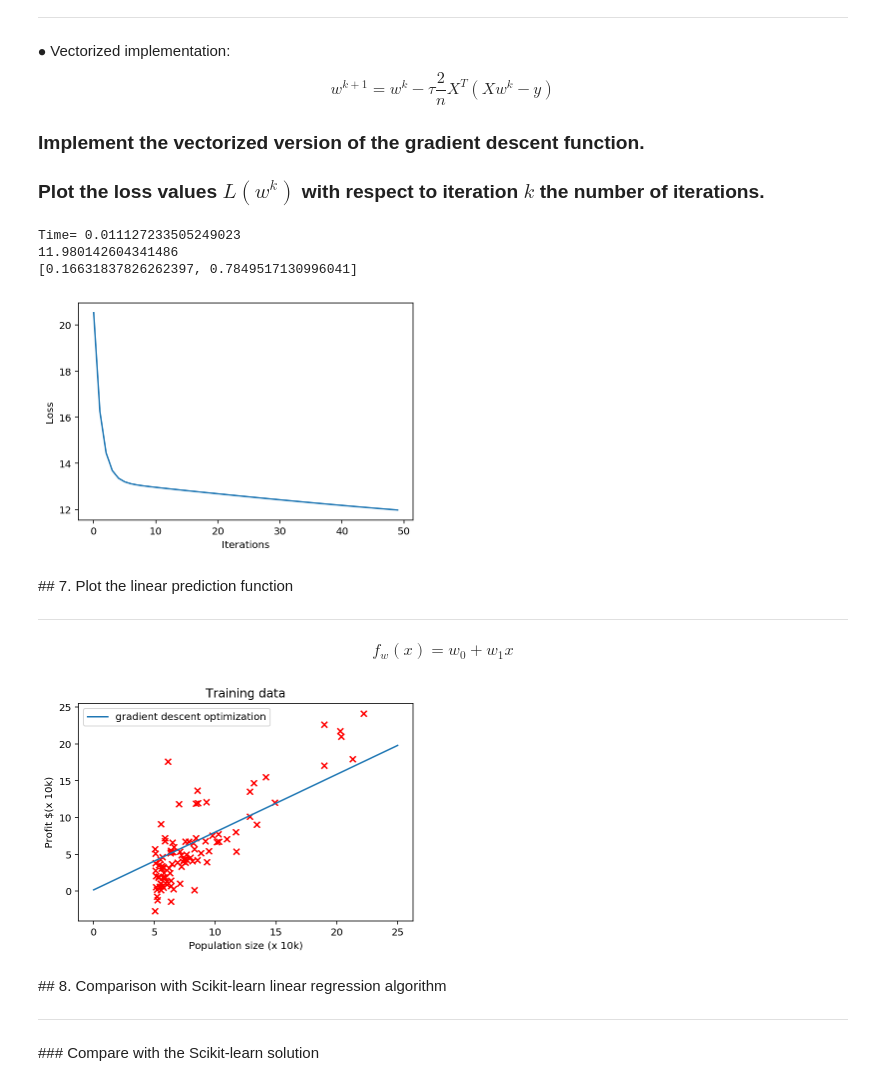
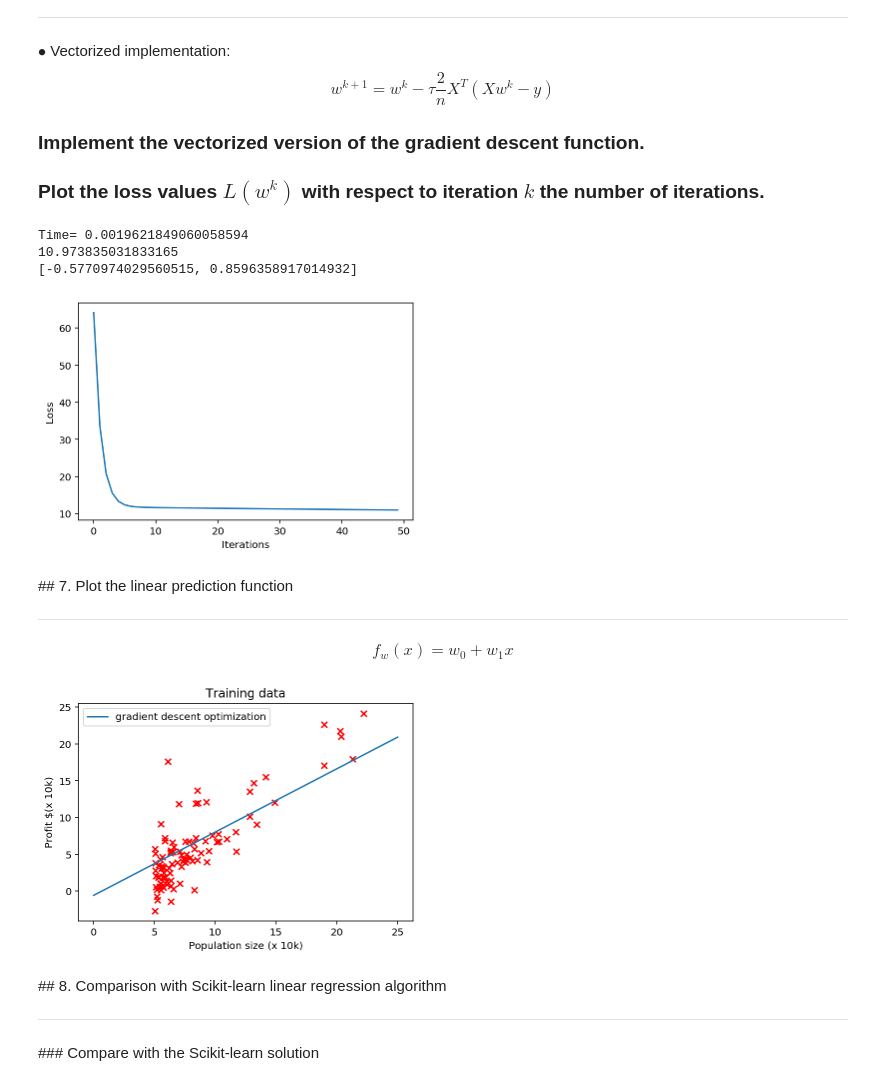
Before and after one commit to minjoong507/Machine-learning-project, a Jupyter notebook: 2week/assignment-02.ipynb, the cells around one changed output. Saved outputs shown, nothing was run; the diff lists cells and outputs as text; code cells hidden in the pictures.

```diff
--- a/2week/assignment-02.ipynb
+++ b/2week/assignment-02.ipynb
@@ -222,46 +206,49 @@ $$
 # gradient descent function definition
 def grad_desc(X, y, w_init, tau, max_iter):
 
-    L_iters = [0 for i in range(max_iter)] # record the loss values
-    w_iters = [0 for i in range(max_iter)] # record the parameter values
+    L_iters = [] # record the loss values
+    w_iters = [] # record the parameter values
     w = w_init # initialization
 
     for i in range(max_iter): # loop over the iterations
-
+        tmp = []
         y_pred = f_pred(X,w) # linear predicition function
         grad_f = grad_loss(y_pred, y, X) # gradient of the loss
+
         for j in range(len(w)):
             w[j] = w[j] - tau * grad_f[j] # update rule of gradient descent
-        L_iters[i] = loss_mse(y_pred, y) # save the current loss value
-        w_iters[i] = w # save the current w value
+            tmp.append(w[j])
+
+        w_iters.append(tmp) # save the current w value
+        L_iters.append(loss_mse(y_pred, y)) # save the current loss value
 
     return w, L_iters, w_iters
 
 
 # run gradient descent algorithm
 start = time.time()
-w_init = [1, 1]
+w_init = [0, 0]
 tau = 0.01
 max_iter = 50
 
 w, L_iters, w_iters = grad_desc(X, y, w_init, tau, max_iter)
 
 print('Time=',time.time() - start) # plot the computational cost
 print(L_iters[-1] ) # plot the last value of the loss
 print(w) # plot the last value of the parameter w
 
 
 # plot
 plt.figure(2)
 plt.plot([i for i in range(len(L_iters))], L_iters) # plot the loss curve
 plt.xlabel('Iterations')
 plt.ylabel('Loss')
 plt.show()
 # %% [output]
-Time= 0.011127233505249023
-11.980142604341486
-[0.16631837826262397, 0.7849517130996041]
+Time= 0.0019621849060058594
+10.973835031833165
+[-0.5770974029560515, 0.8596358917014932]
-[figure, old version]
+[figure, new version]
 # %% [markdown]
 ## 7. Plot the linear prediction function
 <hr>
@@ -282,7 +269,7 @@ plt.xlabel('Population size (x 10k)')
 plt.ylabel('Profit $(x 10k)')
 plt.show()
 # %% [output]
-[figure, old version]
+[figure, new version]
 # %% [markdown]
 ## 8. Comparison with Scikit-learn linear regression algorithm
 <hr>
```
Also changed, not shown: parts of 6 cells of this notebook.
